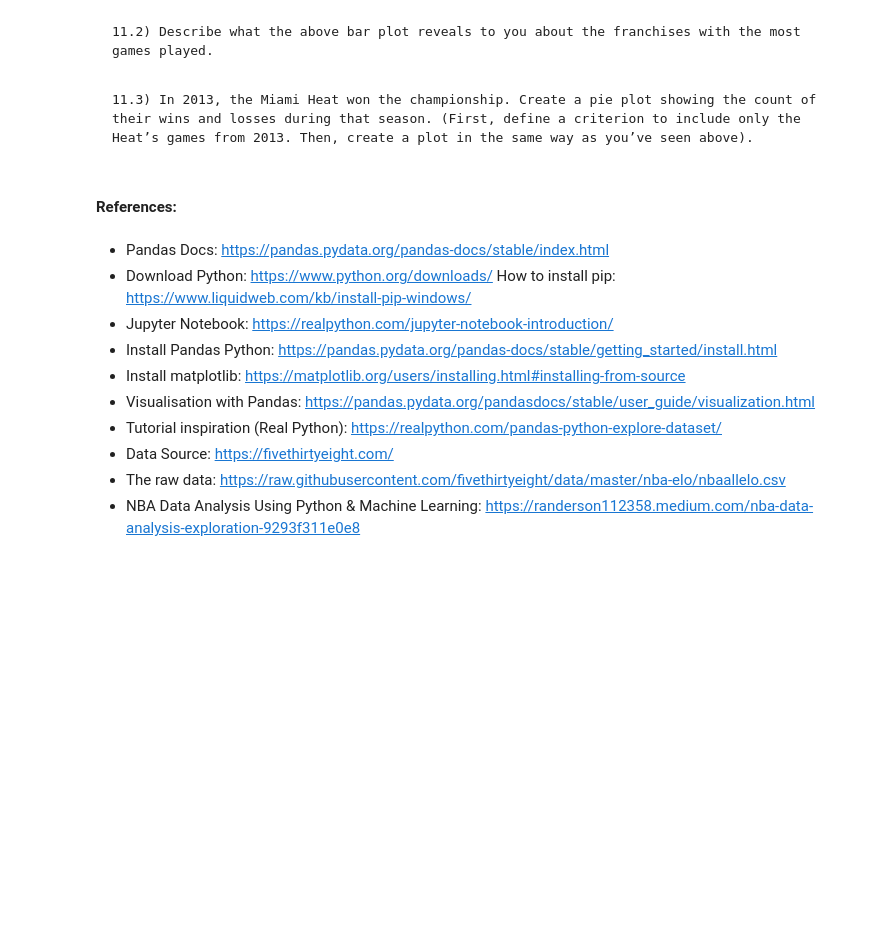
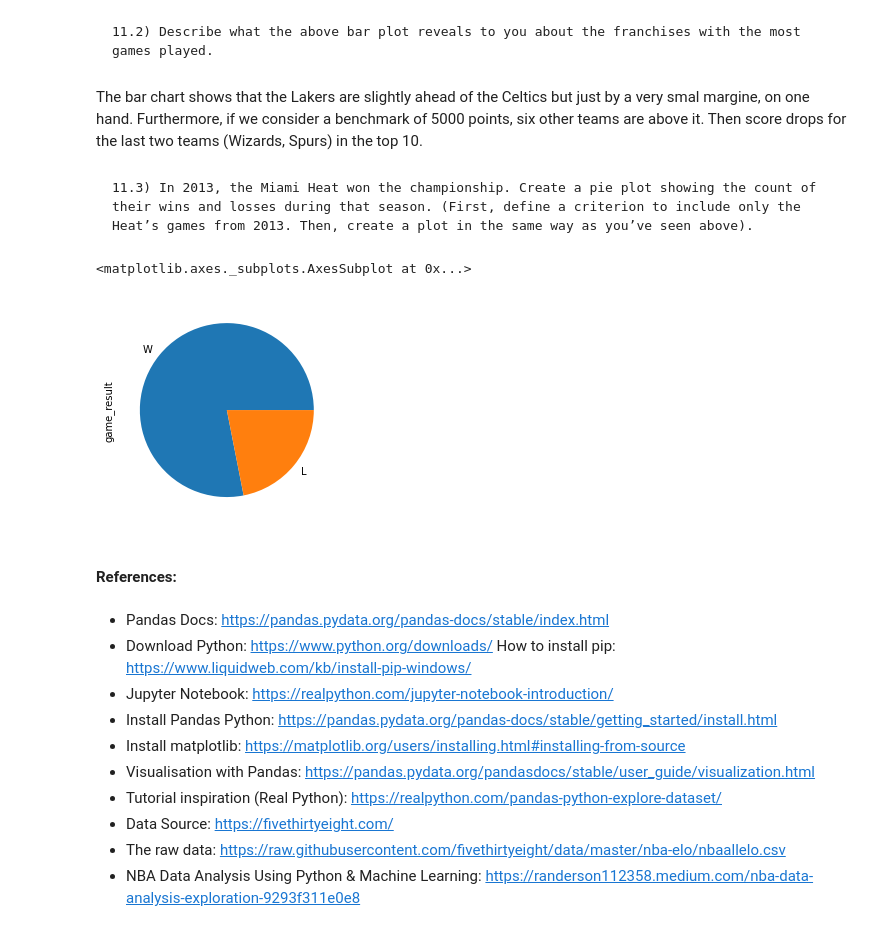
Before and after one commit to dnzengou/BI_Labs, a Jupyter notebook: notebooks/nba_data_analysis_using_pandas.ipynb, the cells around one changed output. Cells and saved outputs as stored; diff of their text form; code cells hidden in the pictures; blank space fills up the shorter version.

````diff
--- a/notebooks/nba_data_analysis_using_pandas.ipynb
+++ b/notebooks/nba_data_analysis_using_pandas.ipynb
@@ -614,12 +743,22 @@ Question.11 (report your answer):
 ```
 11.2) Describe what the above bar plot reveals to you about the franchises with the most games played.
 ```
+# %% [markdown]
+The bar chart shows that the Lakers are slightly ahead of the Celtics but just by a very smal margine, on one hand. Furthermore, if we consider a benchmark of 5000 points, six other teams are above it. Then score drops for the last two teams (Wizards, Spurs) in the top 10.
 # %% [markdown]
 
 
 ```
 11.3) In 2013, the Miami Heat won the championship. Create a pie plot showing the count of their wins and losses during that season. (First, define a criterion to include only the Heat’s games from 2013. Then, create a plot in the same way as you’ve seen above).
 ```
+# %%
+# Pie plot
+# where we first define a criterion to include only the Heat’s games from 2013;
+# Then, we counts the game results and finally plot it all with a kind 'pie'
+nba[(nba["fran_id"] == "Heat") & (nba["year_id"] == 2013)]["game_result"].value_counts().plot(kind="pie")
+# %% [output]
+<matplotlib.axes._subplots.AxesSubplot at 0x...>
+[figure, added]
 # %% [markdown]
 #### References:
 # %% [markdown]
````
Also changed, not shown: parts of 28 cells of this notebook, 1 other file.
